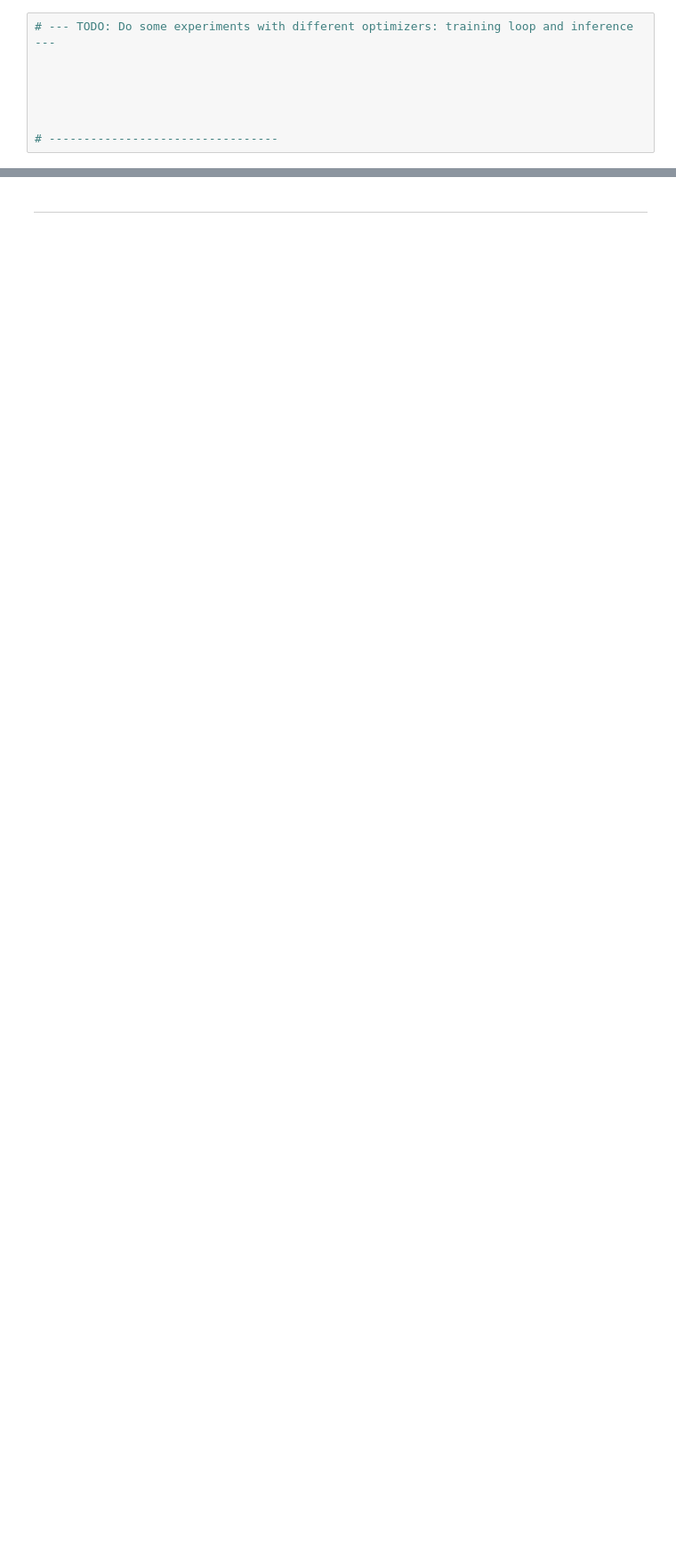
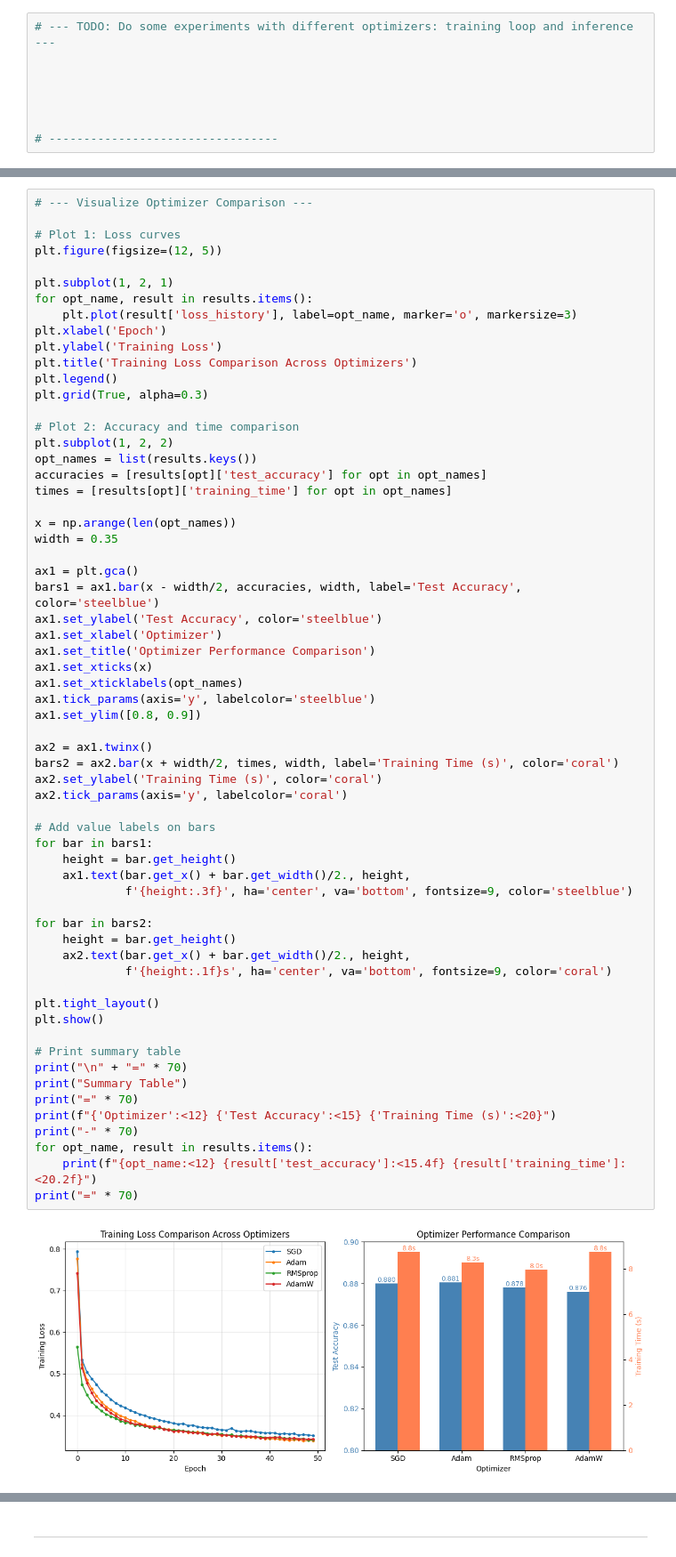
Before and after one commit to Zhangxinyue2002/ISDN3000C_Lab08_template, a Jupyter notebook: Lab08.ipynb, the cells around one changed output, grey strips where cells are left out. Shown: that part at 89% size. Drawn from its saved outputs; the diff is of its cells as text; blank space fills up the shorter version.

Commit message:
Add optimizer experiments: SGD, Adam, RMSprop, AdamW comparison with inference demo

```diff
--- a/Lab08.ipynb
+++ b/Lab08.ipynb
@@ -366,0 +485,64 @@ weighted avg       0.88      0.88      0.88      1500
+# %%
+# --- Visualize Optimizer Comparison ---
+
+# Plot 1: Loss curves
+plt.figure(figsize=(12, 5))
+
+plt.subplot(1, 2, 1)
+for opt_name, result in results.items():
+    plt.plot(result['loss_history'], label=opt_name, marker='o', markersize=3)
+plt.xlabel('Epoch')
+plt.ylabel('Training Loss')
+plt.title('Training Loss Comparison Across Optimizers')
+plt.legend()
+plt.grid(True, alpha=0.3)
+
+# Plot 2: Accuracy and time comparison
+plt.subplot(1, 2, 2)
+opt_names = list(results.keys())
+accuracies = [results[opt]['test_accuracy'] for opt in opt_names]
+times = [results[opt]['training_time'] for opt in opt_names]
+
+x = np.arange(len(opt_names))
+width = 0.35
+
+ax1 = plt.gca()
+bars1 = ax1.bar(x - width/2, accuracies, width, label='Test Accuracy', color='steelblue')
+ax1.set_ylabel('Test Accuracy', color='steelblue')
+ax1.set_xlabel('Optimizer')
+ax1.set_title('Optimizer Performance Comparison')
+ax1.set_xticks(x)
+ax1.set_xticklabels(opt_names)
+ax1.tick_params(axis='y', labelcolor='steelblue')
+ax1.set_ylim([0.8, 0.9])
+
+ax2 = ax1.twinx()
+bars2 = ax2.bar(x + width/2, times, width, label='Training Time (s)', color='coral')
+ax2.set_ylabel('Training Time (s)', color='coral')
+ax2.tick_params(axis='y', labelcolor='coral')
+
+# Add value labels on bars
+for bar in bars1:
+    height = bar.get_height()
+    ax1.text(bar.get_x() + bar.get_width()/2., height,
+             f'{height:.3f}', ha='center', va='bottom', fontsize=9, color='steelblue')
+
+for bar in bars2:
+    height = bar.get_height()
+    ax2.text(bar.get_x() + bar.get_width()/2., height,
+             f'{height:.1f}s', ha='center', va='bottom', fontsize=9, color='coral')
+
+plt.tight_layout()
+plt.show()
+
+# Print summary table
+print("\n" + "=" * 70)
+print("Summary Table")
+print("=" * 70)
+print(f"{'Optimizer':<12} {'Test Accuracy':<15} {'Training Time (s)':<20}")
+print("-" * 70)
+for opt_name, result in results.items():
+    print(f"{opt_name:<12} {result['test_accuracy']:<15.4f} {result['training_time']:<20.2f}")
+print("=" * 70)
+# %% [output]
+[figure, added]
```
Also changed, not shown: parts of 7 cells of this notebook.
